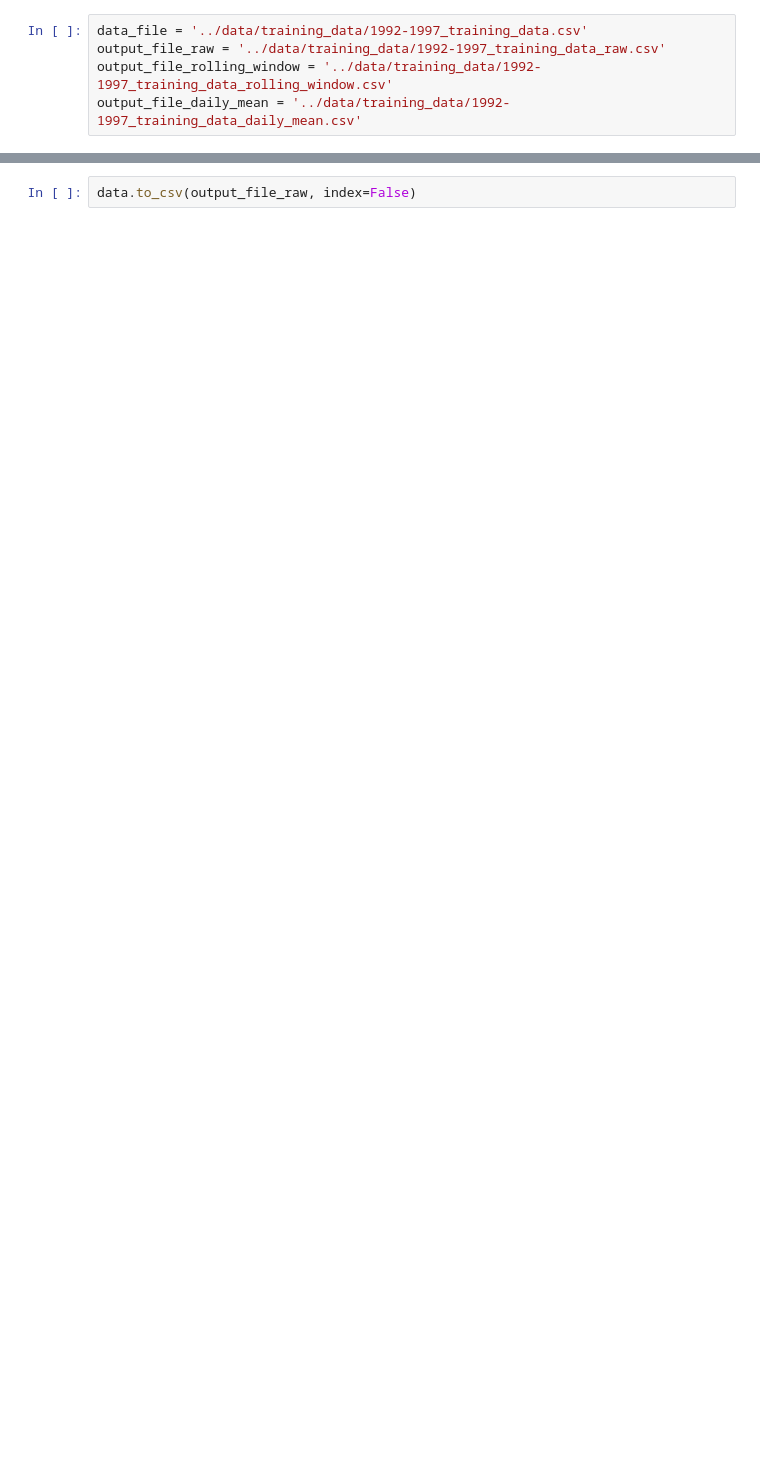
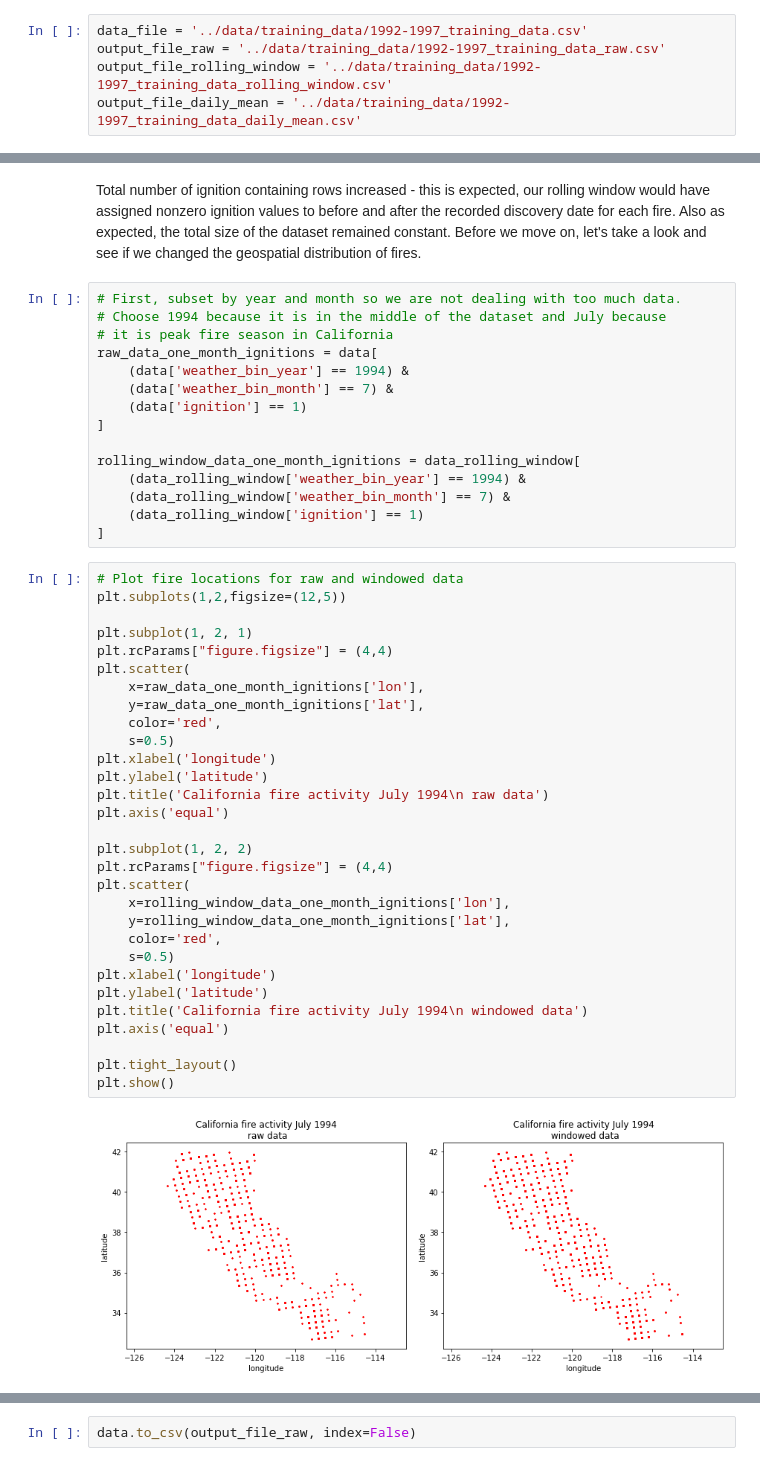
Before and after one commit to aristyogresearch/wildfire, a Jupyter notebook: notebooks/preprocess_data.ipynb, the cells around one changed output, grey strips where cells are left out. Saved outputs shown, nothing was run; the diff lists cells and outputs as text; blank space fills up the shorter version.

```diff
--- a/notebooks/preprocess_data.ipynb
+++ b/notebooks/preprocess_data.ipynb
@@ -32,0 +97,49 @@ data.dropna(inplace=True)
+# %% [markdown]
+Total number of ignition containing rows increased - this is expected, our rolling window would have assigned nonzero ignition values to before and after the recorded discovery date for each fire. Also as expected, the total size of the dataset remained constant. Before we move on, let's take a look and see if we changed the geospatial distribution of fires.
+# %%
+# First, subset by year and month so we are not dealing with too much data.
+# Choose 1994 because it is in the middle of the dataset and July because
+# it is peak fire season in California
+raw_data_one_month_ignitions = data[
+    (data['weather_bin_year'] == 1994) &
+    (data['weather_bin_month'] == 7) &
+    (data['ignition'] == 1)
+]
+
+rolling_window_data_one_month_ignitions = data_rolling_window[
+    (data_rolling_window['weather_bin_year'] == 1994) &
+    (data_rolling_window['weather_bin_month'] == 7) &
+    (data_rolling_window['ignition'] == 1)
+]
+# %%
+# Plot fire locations for raw and windowed data
+plt.subplots(1,2,figsize=(12,5))
+
+plt.subplot(1, 2, 1)
+plt.rcParams["figure.figsize"] = (4,4)
+plt.scatter(
+    x=raw_data_one_month_ignitions['lon'],
+    y=raw_data_one_month_ignitions['lat'],
+    color='red',
+    s=0.5)
+plt.xlabel('longitude')
+plt.ylabel('latitude')
+plt.title('California fire activity July 1994\n raw data')
+plt.axis('equal')
+
+plt.subplot(1, 2, 2)
+plt.rcParams["figure.figsize"] = (4,4)
+plt.scatter(
+    x=rolling_window_data_one_month_ignitions['lon'],
+    y=rolling_window_data_one_month_ignitions['lat'],
+    color='red',
+    s=0.5)
+plt.xlabel('longitude')
+plt.ylabel('latitude')
+plt.title('California fire activity July 1994\n windowed data')
+plt.axis('equal')
+
+plt.tight_layout()
+plt.show()
+# %% [output]
+[figure, added]
```
Also changed, not shown: parts of 19 cells of this notebook, 4 other files.
